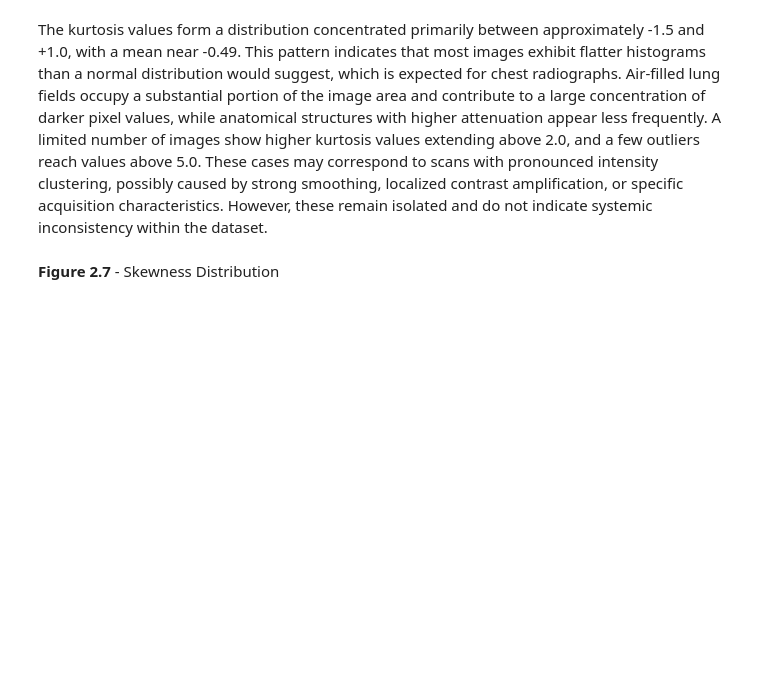
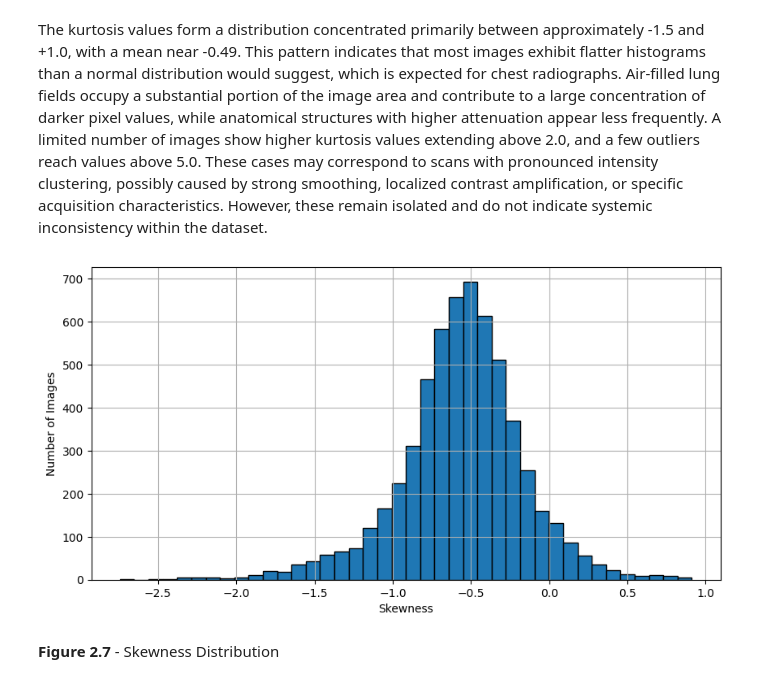
Before and after one commit to logus2k/apvc_p2, a Jupyter notebook: dl_for_cv_project2_v1.ipynb, the cells around one changed output. Saved outputs shown, nothing was run; the diff lists cells and outputs as text; code cells hidden in the pictures; blank space fills up the shorter version.

```diff
--- a/dl_for_cv_project2_v1.ipynb
+++ b/dl_for_cv_project2_v1.ipynb
@@ -518,13 +506,16 @@ plt.show()
 # %% [markdown]
 The kurtosis values form a distribution concentrated primarily between approximately -1.5 and +1.0, with a mean near -0.49. This pattern indicates that most images exhibit flatter histograms than a normal distribution would suggest, which is expected for chest radiographs. Air-filled lung fields occupy a substantial portion of the image area and contribute to a large concentration of darker pixel values, while anatomical structures with higher attenuation appear less frequently. A limited number of images show higher kurtosis values extending above 2.0, and a few outliers reach values above 5.0. These cases may correspond to scans with pronounced intensity clustering, possibly caused by strong smoothing, localized contrast amplification, or specific acquisition characteristics. However, these remain isolated and do not indicate systemic inconsistency within the dataset.
 # %%
-plt.figure(figsize=(10, 5))
-plt.hist(df_shape["skewness"], bins=40, edgecolor='black')
-plt.title("Skewness Distribution")
-plt.xlabel("Skewness")
-plt.ylabel("Number of Images")
-plt.grid(True)
-plt.show()
+# Plot distribution of skewness values
+if scenario("DEVELOPMENT"):
+    plt.figure(figsize=(10, 5))
+    plt.hist(DF_VIEW["skewness"].dropna(), bins=40, edgecolor="black")
+    plt.xlabel("Skewness")
+    plt.ylabel("Number of Images")
+    plt.grid(True)
+    plt.show()
+# %% [output]
+[figure, added]
 # %% [markdown]
 **Figure 2.7** - Skewness Distribution
 # %% [markdown]
```
Also changed, not shown: parts of 4 cells of this notebook.
